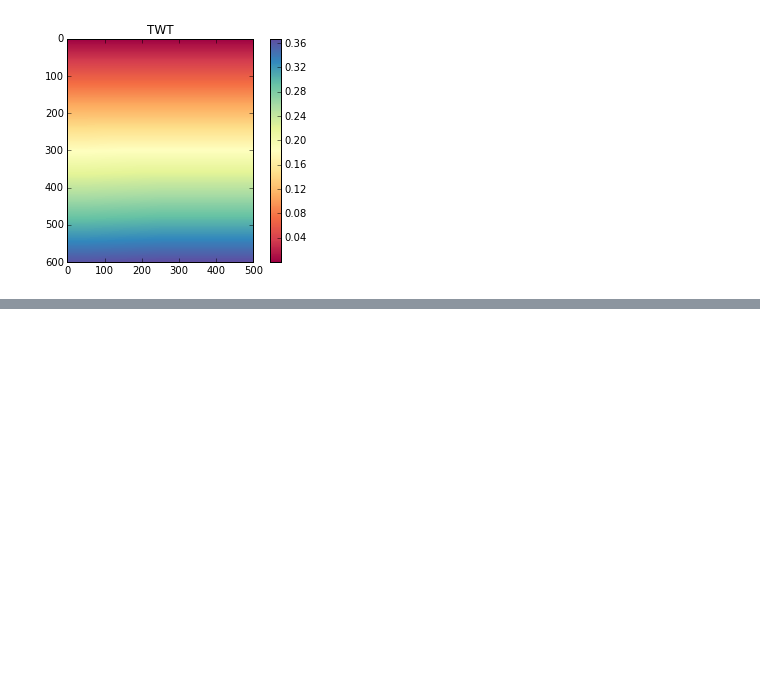
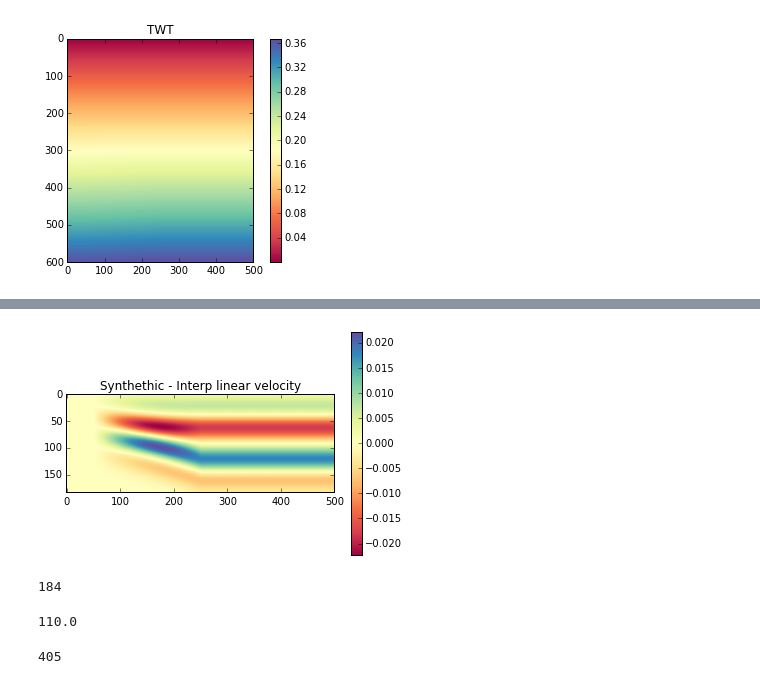
Before and after one commit to victortxa/seismictrc, a Jupyter notebook: seismic_convolutional_trace.ipynb, the cells around one changed output, grey strips where cells are left out. Saved outputs shown, nothing was run; the diff lists cells and outputs as text; code cells hidden in the pictures; blank space fills up the shorter version.

```diff
--- a/seismic_convolutional_trace.ipynb
+++ b/seismic_convolutional_trace.ipynb
@@ -88,17 +89,19 @@ np.shape(rc_lf)
 # %%
 #resampling from dt_dwn to dt
-vel_lf=np.zeros((np.ceil(TMAX/dt)))
-TWT_ts=np.zeros((np.ceil(TMAX/dt)))
+vel_l=np.zeros((np.ceil(TMAX/dt),n_traces))
+TWT_ts=np.zeros((np.ceil(TMAX/dt),n_traces))
 
 resmpl=int(dt/dt_dwn)
 
-vel_lf[0]=vel[0,250]
+vel_l[0,:]=vel[0,:]
+for j in range(0,n_traces):
+    for jj in range(1,len(TWT_ts)):
+        vel_l[jj,j]=vel[resmpl*jj,j] #10=dt/dt_new, dt_new=0.002=2ms
+
 for j in range(1,len(TWT_ts)):
-    vel_lf[j]=vel[resmpl*j,250] #10=dt/dt_new, dt_new=0.002=2ms
-    TWT_ts[j]=TWT_rs[resmpl*j]
+    TWT_ts[j,:]=TWT_rs[resmpl*j]
 # %%
 #calculate RC
-rc=np.zeros((184));
-rc[1:]=(vel_lf[1:]-vel_lf[:-1])/(vel_lf[1:]+vel_lf[:-1])
-#rc[0,:]=rc[1,:]
+rc=np.zeros(np.shape(vel_l));
+rc[1:,:]=(vel_l[1:,:]-vel_l[:-1,:])/(vel_l[1:,:]+vel_l[:-1,:])
 # %%
@@ -121,0 +125,22 @@ plt.show()
+# %%
+synth_lf=np.zeros(np.shape(rc))
+for j in range(0,n_traces):
+    if np.shape(rc)[0]>=len(w):
+        synth_lf[:,j]=np.convolve(rc[:,j],w,mode='same')
+    if np.shape(rc)[0]<len(w):
+        synth_lf[:,j]=np.convolve(rc[:,j],w,mode='full')[np.floor(len(w)/2.):-np.floor(len(w)/2.)]
+
+plt.imshow(synth_lf, cmap='Spectral')
+plt.colorbar()
+plt.title('Synthethic - Interp linear velocity')
+plt.show()
+# %% [output]
+[figure, added]
+# %%
+len(tt[np.floor(len(w)/2.):-np.floor(len(w)/2.)])
+# %% [output]
+184
+# %%
+np.floor(len(w)/2.)
+# %% [output]
+110.0
@@ -121,0 +149,4 @@ plt.show()
+# %%
+len(w)+len(rc[:,250])
+# %% [output]
+405
```
Also changed, not shown: parts of 11 cells of this notebook.
